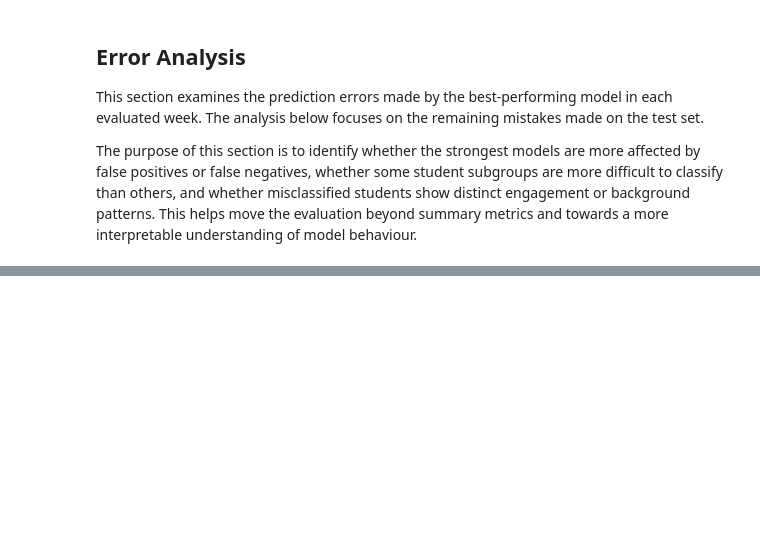
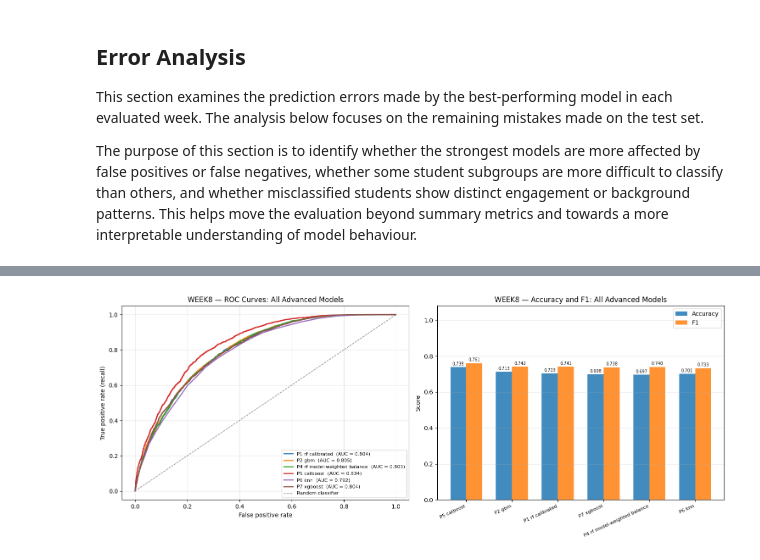
Before and after one commit to GSWNJay/ELEN4025_Group_Assignment, a Jupyter notebook: OULAD_Team_4.ipynb, the cells around one changed output, grey strips where cells are left out. Drawn from its saved outputs; the diff is of its cells as text; code cells hidden in the pictures; blank space fills up the shorter version.

```diff
--- a/OULAD_Team_4.ipynb
+++ b/OULAD_Team_4.ipynb
@@ -1239,0 +1410,82 @@ Subgroup breakdown by highest_education
+# %%
+# Part B — ROC comparison and Accuracy / F1 bar chart for all advanced models at week8
+
+COMPARISON_WEEK = 'week8'
+
+dataset_w8 = load_week_dataset(COMPARISON_WEEK)
+split_w8 = make_week_split(dataset_w8, COMPARISON_WEEK)
+model_specs_w8 = build_model_specs(COMPARISON_WEEK, split_w8)
+
+comparison_rows = []
+roc_curves = {}
+
+for model_name in BENCHMARK_MODELS:
+    spec = model_specs_w8[model_name]
+    best_estimator, best_params, _ = tune_estimator(spec, split_w8['X_train'], split_w8['y_train'])
+
+    val_probs = predict_probabilities(spec, best_estimator, split_w8['X_val'])
+    selected_threshold, _ = select_best_threshold(split_w8['y_val'], val_probs)
+
+    test_probs = predict_probabilities(spec, best_estimator, split_w8['X_test'])
+    test_preds = (test_probs >= selected_threshold).astype(int)
+
+    acc = accuracy_score(split_w8['y_test'], test_preds)
+    f1 = f1_score(split_w8['y_test'], test_preds, zero_division=0)
+    auc = roc_auc_score(split_w8['y_test'], test_probs)
+    fpr, tpr, _ = roc_curve(split_w8['y_test'], test_probs)
+
+    short_name = model_name.replace('.pkl', '').replace('pipeline_', 'P').replace('_', ' ')
+    comparison_rows.append({'model': short_name, 'Accuracy': acc, 'F1': f1, 'AUC': auc})
+    roc_curves[short_name] = (fpr, tpr, auc)
+
+comparison_frame = (
+    pd.DataFrame(comparison_rows)
+    .sort_values('AUC', ascending=False)
+    .reset_index(drop=True)
+)
+
+print(f'Pipeline comparison at {COMPARISON_WEEK.upper()}')
+display(comparison_frame.set_index('model').round(4))
+
+fig, axes = plt.subplots(1, 2, figsize=(15, 6))
+
+for short_name, (fpr, tpr, auc) in roc_curves.items():
+    axes[0].plot(fpr, tpr, lw=1.8, label=f'{short_name}  (AUC = {auc:.3f})')
+axes[0].plot([0, 1], [0, 1], color='grey', linestyle='--', lw=1, label='Random classifier')
+axes[0].set_xlabel('False positive rate')
+axes[0].set_ylabel('True positive rate (recall)')
+axes[0].set_title(f'{COMPARISON_WEEK.upper()} — ROC Curves: All Advanced Models')
+axes[0].grid(alpha=0.3)
+axes[0].legend(loc='lower right', fontsize=8)
+
+x = np.arange(len(comparison_frame))
+bar_width = 0.35
+bars_acc = axes[1].bar(x - bar_width / 2, comparison_frame['Accuracy'], bar_width, label='Accuracy', color='tab:blue', alpha=0.85)
+bars_f1 = axes[1].bar(x + bar_width / 2, comparison_frame['F1'], bar_width, label='F1', color='tab:orange', alpha=0.85)
+
+for bar in bars_acc:
+    axes[1].text(
+        bar.get_x() + bar.get_width() / 2,
+        bar.get_height() + 0.005,
+        f'{bar.get_height():.3f}',
+        ha='center', va='bottom', fontsize=7,
+    )
+for bar in bars_f1:
+    axes[1].text(
+        bar.get_x() + bar.get_width() / 2,
+        bar.get_height() + 0.005,
+        f'{bar.get_height():.3f}',
+        ha='center', va='bottom', fontsize=7,
+    )
+
+axes[1].set_xticks(x)
+axes[1].set_xticklabels(comparison_frame['model'], rotation=25, ha='right', fontsize=8)
+axes[1].set_ylim(0, 1.08)
+axes[1].set_ylabel('Score')
+axes[1].set_title(f'{COMPARISON_WEEK.upper()} — Accuracy and F1: All Advanced Models')
+axes[1].grid(axis='y', alpha=0.3)
+axes[1].legend()
+
+plt.tight_layout()
+plt.show()
+# %% [output]
@@ -1239,0 +1501 @@ Subgroup breakdown by highest_education
+[figure, added]
```
Also changed, not shown: parts of 11 cells of this notebook, 3 other files.
